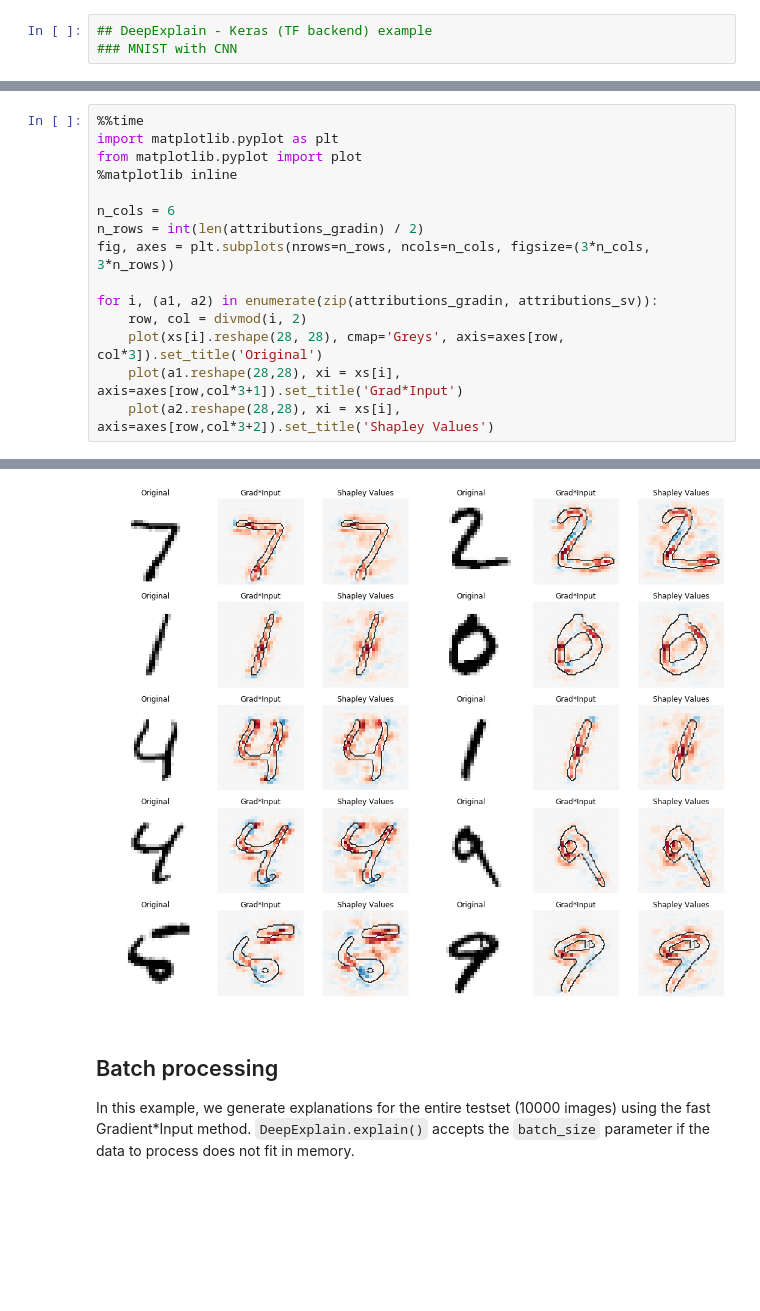
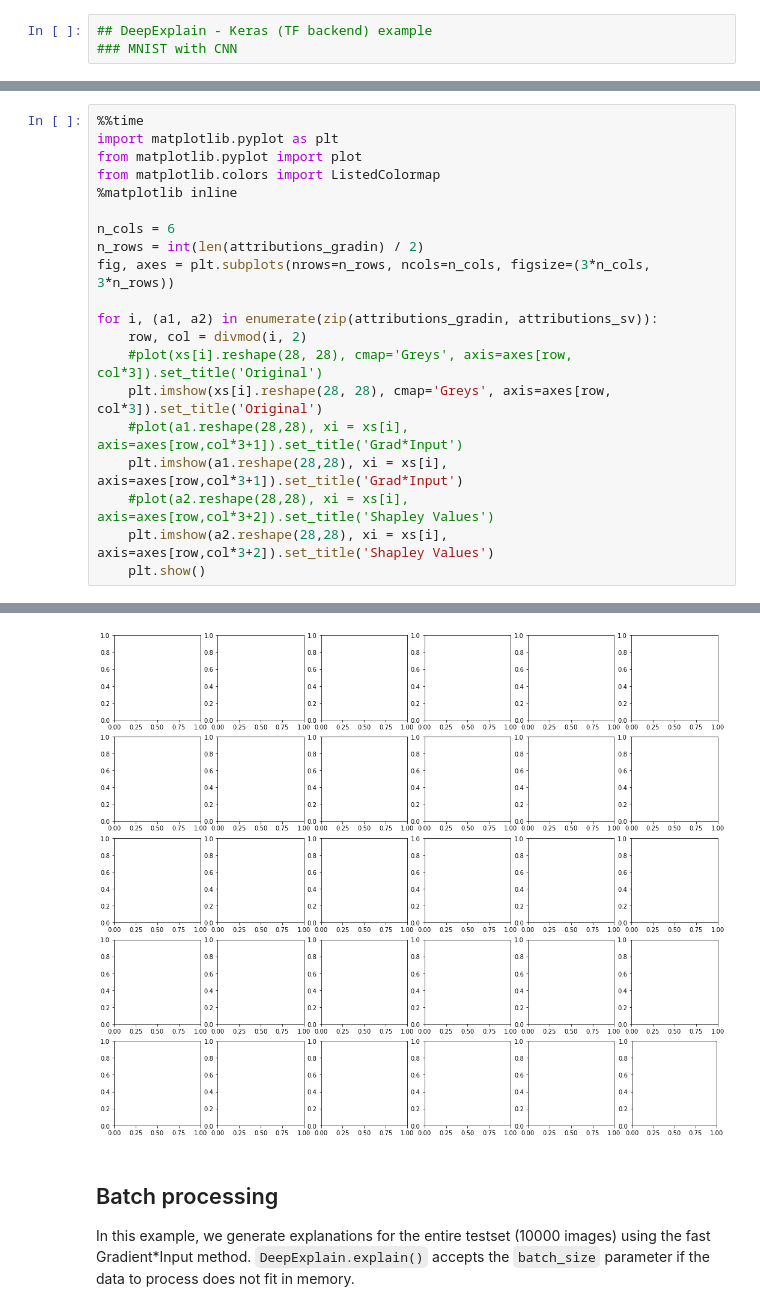
Before and after one commit to zhuqiandann/DeepExplain, a Jupyter notebook: examples/mint_cnn_keras.ipynb, the cells around one changed output, grey strips where cells are left out. Drawn from its saved outputs; the diff is of its cells as text; blank space fills up the shorter version.

```diff
--- a/examples/mint_cnn_keras.ipynb
+++ b/examples/mint_cnn_keras.ipynb
@@ -122,6 +132,7 @@ Wall time: 1min 34s
 %%time
 import matplotlib.pyplot as plt
 from matplotlib.pyplot import plot
+from matplotlib.colors import ListedColormap
 %matplotlib inline
 
 n_cols = 6
@@ -130,7 +141,11 @@ fig, axes = plt.subplots(nrows=n_rows, ncols=n_cols, figsize=(3*n_cols, 3*n_rows
 
 for i, (a1, a2) in enumerate(zip(attributions_gradin, attributions_sv)):
     row, col = divmod(i, 2)
-    plot(xs[i].reshape(28, 28), cmap='Greys', axis=axes[row, col*3]).set_title('Original')
-    plot(a1.reshape(28,28), xi = xs[i], axis=axes[row,col*3+1]).set_title('Grad*Input')
-    plot(a2.reshape(28,28), xi = xs[i], axis=axes[row,col*3+2]).set_title('Shapley Values')
+    #plot(xs[i].reshape(28, 28), cmap='Greys', axis=axes[row, col*3]).set_title('Original')
+    plt.imshow(xs[i].reshape(28, 28), cmap='Greys', axis=axes[row, col*3]).set_title('Original')
+    #plot(a1.reshape(28,28), xi = xs[i], axis=axes[row,col*3+1]).set_title('Grad*Input')
+    plt.imshow(a1.reshape(28,28), xi = xs[i], axis=axes[row,col*3+1]).set_title('Grad*Input')
+    #plot(a2.reshape(28,28), xi = xs[i], axis=axes[row,col*3+2]).set_title('Shapley Values')
+    plt.imshow(a2.reshape(28,28), xi = xs[i], axis=axes[row,col*3+2]).set_title('Shapley Values')
+    plt.show()
 # %% [output]
@@ -139,4 +153,4 @@ Wall time: 374 ms
-[figure, old version]
+[figure, new version]
 # %% [markdown]
 ## Batch processing
 In this example, we generate explanations for the entire testset (10000 images) using the fast Gradient*Input method.
```
Also changed, not shown: parts of 7 cells of this notebook, 4 other files.
